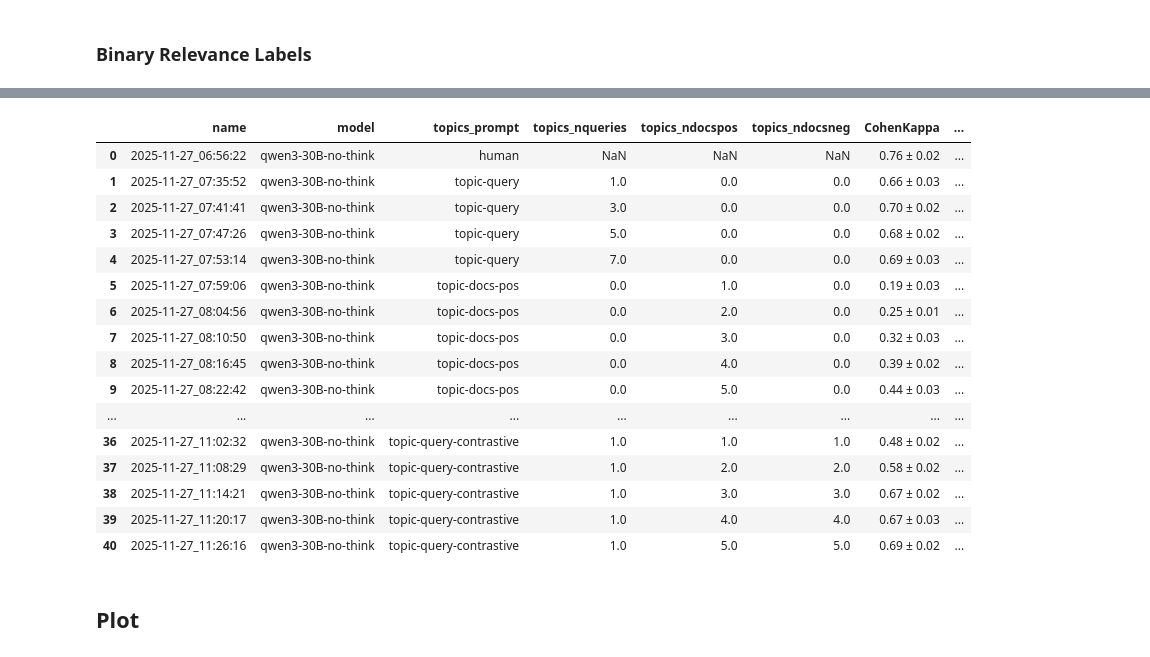
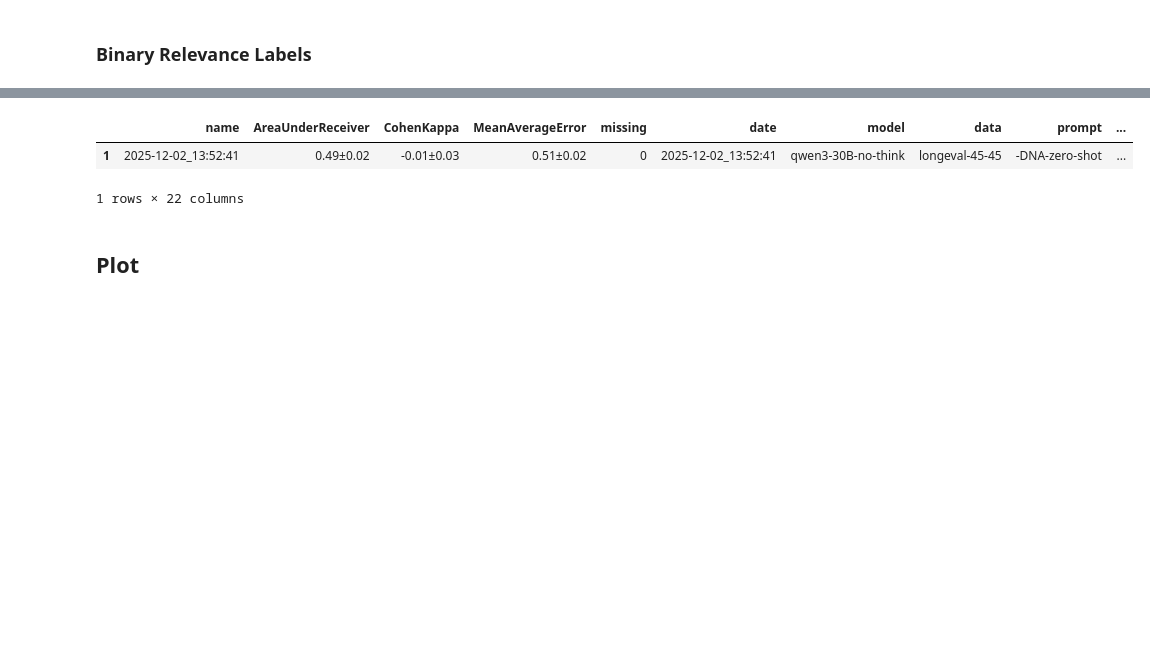
Before and after one commit to irgroup/SIGIR26-Synthesized-Information-Needs, a Jupyter notebook: notebooks/longeval/evaluate-alignment-longeval.ipynb, the cells around one changed output, grey strips where cells are left out. Drawn from its saved outputs; the diff is of its cells as text; code cells hidden in the pictures; blank space fills up the shorter version.

```diff
--- a/notebooks/evaluate-alignment.ipynb
+++ b/notebooks/longeval/evaluate-alignment-longeval.ipynb
@@ -12,6 +101,6 @@ logger.setLevel("DEBUG")
 # %%
 # Load generated qrels from path
-BASE_DIR = DATA_DIR_INTERIM / "qrels-robust-topics-generated"
+BASE_DIR = DATA_DIR_INTERIM / "qrels-longeval-topics-generated"
 predictions, names, metadata = load_qrels_from_path(BASE_DIR)
 
 # binarize qrels
@@ -19,9 +110,12 @@ predictions = [binarize_qrels(qrels) for qrels in predictions]
+# %%
+references = q["qrels"]
+references["relevance"] = references["relevance"].apply(
+    lambda x: 1 if x > 0 else 0)
 # %%
 # Evaluate qrels
 res = QrelsEvaluator.experiment(
     predictions=predictions,
-    references=binarize_qrels(ir_datasets.load(
-        "disks45/nocr/trec-robust-2004").qrels_iter()),
+    references=references,
     measures=[CohenKappa(), MeanAverageError(), AreaUnderReceiver()],
     bootstrap=20,
     names=names)
@@ -46,7 +125,11 @@ res = QrelsEvaluator.experiment(
 # %%
 df = pd.DataFrame(res)
 df["score"] = df.apply(format_score, axis=1)
+missing = (
+    df[["name", "missing"]].drop_duplicates().set_index("name").to_dict()["missing"]
+)
 df = df.pivot(index="name", columns="measure", values="score").reset_index()
+df["missing"] = df["name"].map(missing)
 df = df.merge(metadata, left_on="name", right_on="date")
 # %% [markdown]
 ## **Alignment:** How well align generated qrels based on generated topics with the original qrels?
@@ -60,39 +136,27 @@ df = df.merge(metadata, left_on="name", right_on="date")
 # %%
 model = "qwen3-30B-no-think"  # df["model"]
 prompt_sorter = [
     "human",
     "topic-query",
     "topic-docs-pos",
     "topic-docs-neg",
     "topic-query-docs-pos",
     "topic-query-docs-neg",
     "topic-contrastive",
     "topic-query-contrastive"
 ]
 df["topics_prompt"] = pd.Categorical(df["topics_prompt"], prompt_sorter)
+df = df[df["data"] == "longeval-45-45"]
 
 df[(df["prompt"] == "-DNA-zero-shot") & \
     #   (df["model"] == model) &
    ((df["model"] == df["topics_model"]) | (df["topics_model"] == "human"))] \
-    .sort_values(by=["model", "topics_prompt"], ascending=[True, True])[["name", "model", "topics_prompt", "topics_nqueries", "topics_ndocspos", "topics_ndocsneg", "CohenKappa", "MeanAverageError", "AreaUnderReceiver"]]
+    .sort_values(by=["model", "topics_prompt"], ascending=[True, True]) #\
+        # [["name", "model", "topics_prompt", "topics_nqueries", "topics_ndocspos", "topics_ndocsneg", "CohenKappa", "MeanAverageError", "AreaUnderReceiver", "missing"]]
 # %% [output]
-|  | name | model | topics_prompt | topics_nqueries | topics_ndocspos | topics_ndocsneg | CohenKappa | ... |
-| 0 | 2025-11-27_06:56:22 | qwen3-30B-no-think | human | NaN | NaN | NaN | 0.76 ± 0.02 | ... |
-| 1 | 2025-11-27_07:35:52 | qwen3-30B-no-think | topic-query | 1.0 | 0.0 | 0.0 | 0.66 ± 0.03 | ... |
-| 2 | 2025-11-27_07:41:41 | qwen3-30B-no-think | topic-query | 3.0 | 0.0 | 0.0 | 0.70 ± 0.02 | ... |
-| 3 | 2025-11-27_07:47:26 | qwen3-30B-no-think | topic-query | 5.0 | 0.0 | 0.0 | 0.68 ± 0.02 | ... |
-| 4 | 2025-11-27_07:53:14 | qwen3-30B-no-think | topic-query | 7.0 | 0.0 | 0.0 | 0.69 ± 0.03 | ... |
-| 5 | 2025-11-27_07:59:06 | qwen3-30B-no-think | topic-docs-pos | 0.0 | 1.0 | 0.0 | 0.19 ± 0.03 | ... |
-| 6 | 2025-11-27_08:04:56 | qwen3-30B-no-think | topic-docs-pos | 0.0 | 2.0 | 0.0 | 0.25 ± 0.01 | ... |
-| 7 | 2025-11-27_08:10:50 | qwen3-30B-no-think | topic-docs-pos | 0.0 | 3.0 | 0.0 | 0.32 ± 0.03 | ... |
-| 8 | 2025-11-27_08:16:45 | qwen3-30B-no-think | topic-docs-pos | 0.0 | 4.0 | 0.0 | 0.39 ± 0.02 | ... |
-| 9 | 2025-11-27_08:22:42 | qwen3-30B-no-think | topic-docs-pos | 0.0 | 5.0 | 0.0 | 0.44 ± 0.03 | ... |
-| ... | ... | ... | ... | ... | ... | ... | ... | ... |
-| 36 | 2025-11-27_11:02:32 | qwen3-30B-no-think | topic-query-contrastive | 1.0 | 1.0 | 1.0 | 0.48 ± 0.02 | ... |
-| 37 | 2025-11-27_11:08:29 | qwen3-30B-no-think | topic-query-contrastive | 1.0 | 2.0 | 2.0 | 0.58 ± 0.02 | ... |
-| 38 | 2025-11-27_11:14:21 | qwen3-30B-no-think | topic-query-contrastive | 1.0 | 3.0 | 3.0 | 0.67 ± 0.02 | ... |
-| 39 | 2025-11-27_11:20:17 | qwen3-30B-no-think | topic-query-contrastive | 1.0 | 4.0 | 4.0 | 0.67 ± 0.03 | ... |
-| 40 | 2025-11-27_11:26:16 | qwen3-30B-no-think | topic-query-contrastive | 1.0 | 5.0 | 5.0 | 0.69 ± 0.02 | ... |
+|  | name | AreaUnderReceiver | CohenKappa | MeanAverageError | missing | date | model | data | prompt | ... |
+| 1 | 2025-12-02_13:52:41 | 0.49±0.02 | -0.01±0.03 | 0.51±0.02 | 0 | 2025-12-02_13:52:41 | qwen3-30B-no-think | longeval-45-45 | -DNA-zero-shot | ... |
+1 rows × 22 columns
 # %% [markdown]
 ## Plot
 # %%
```
Also changed, not shown: parts of 9 cells of this notebook, 16 other files.
